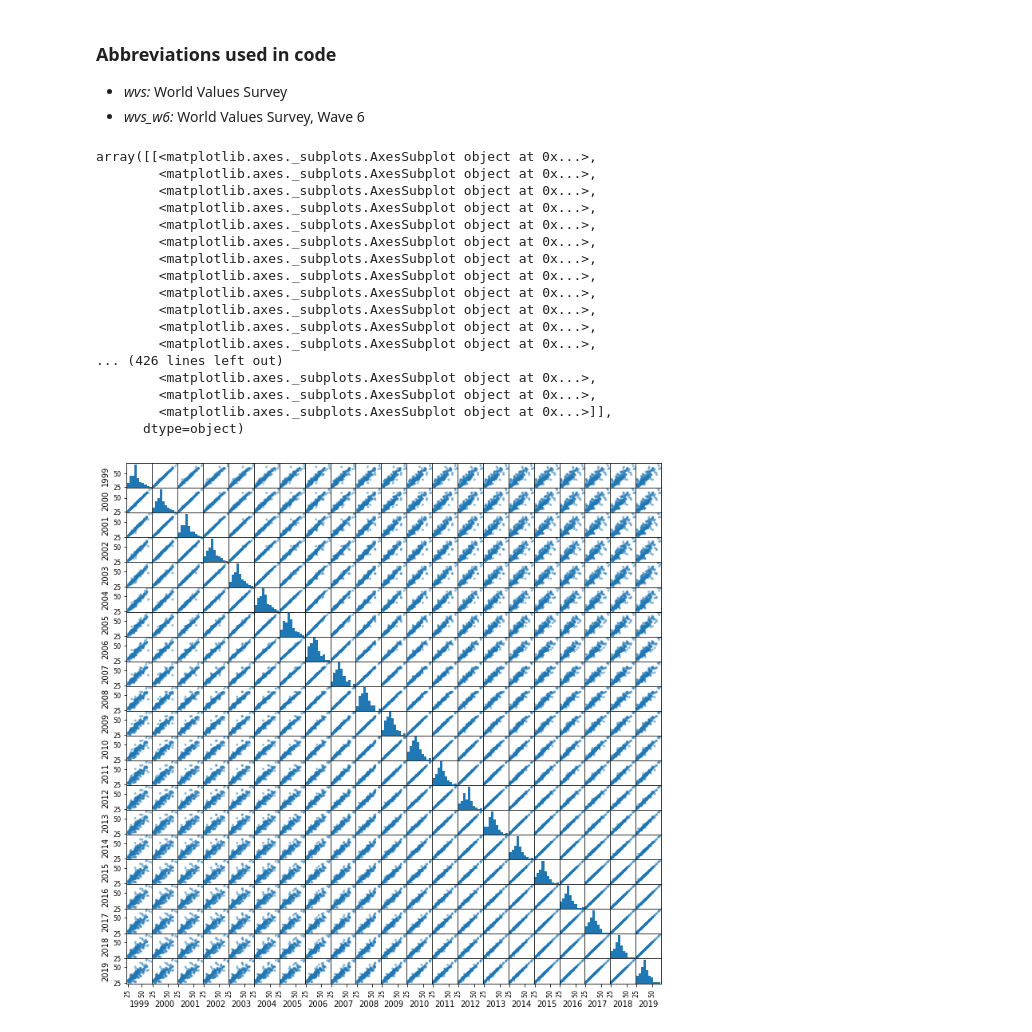
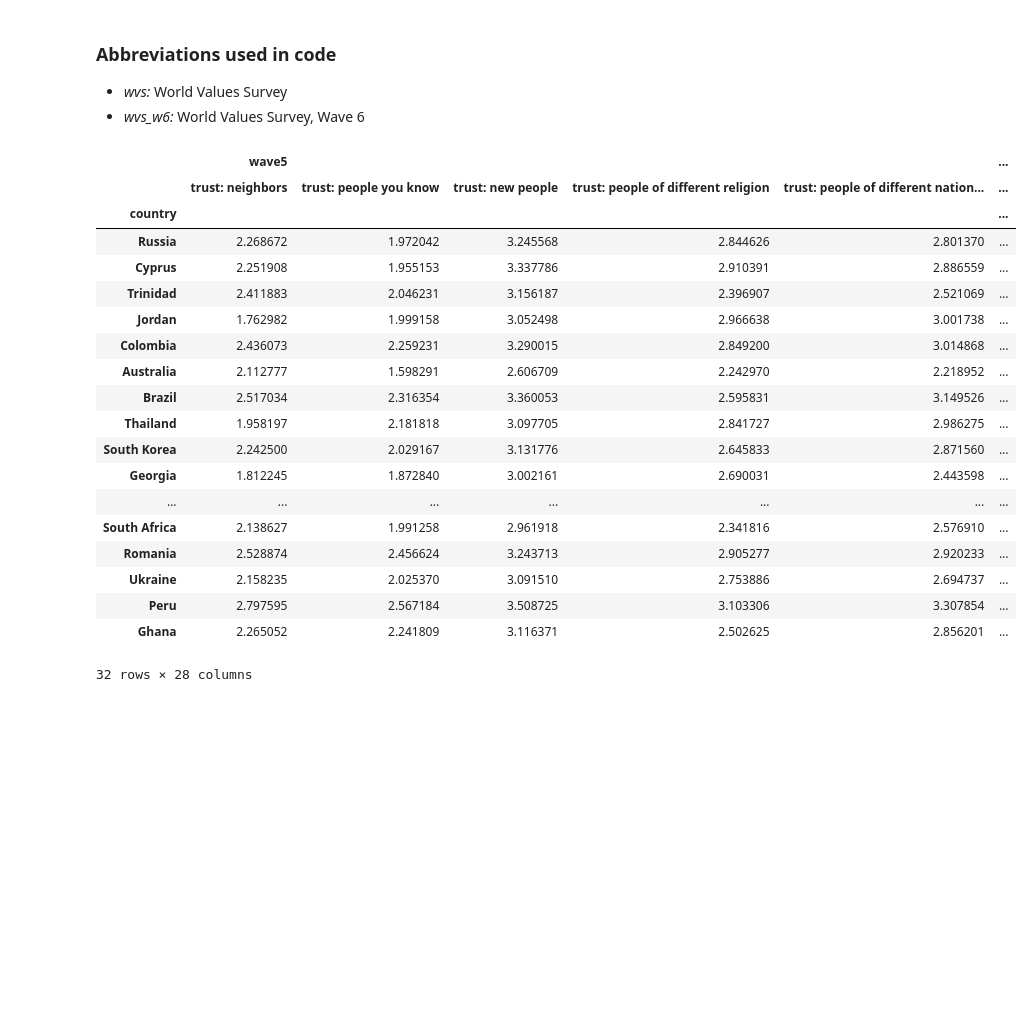
Before and after one commit to Luftzig/global-trust, a Jupyter notebook: data/data-analysis.ipynb, the cells around one changed output. Cells and saved outputs as stored; diff of their text form; code cells hidden in the pictures; blank space fills up the shorter version.

```diff
--- a/data/data-analysis.ipynb
+++ b/data/data-analysis.ipynb
@@ -246,0 +351,16 @@ wvs_w6_means = wvs_w6_named.groupby('country').mean()
+# %%
+# TODO: Remove missing values (indicated by -4 ???)
+# wvs_w6_means = wvs_w6_named.groupby('country').mean()
+# wvs_w5_means = wvs_w5_named.groupby('country').mean()
+
+def replace_negative_with_na(df):
+  num = df._get_numeric_data()
+  num[num < 0] = None
+  df[num.columns] = num
+  return df
+
+def aggregate_countries(df):
+  return df.groupby('country').mean()
+
+wvs_w6_means = (F(replace_negative_with_na) >> aggregate_countries)(wvs_w6_named)
+wvs_w5_means = (F(replace_negative_with_na) >> aggregate_countries)(wvs_w5_named)
@@ -247,2 +380,29 @@ wvs_w6_means = wvs_w6_named.groupby('country').mean()
+# %%
+shared_wvs_non_empty = set(wvs_w5_means.dropna().index).intersection(wvs_w6_means.dropna().index)
+w5_shared = wvs_w5_means.loc[list(shared_wvs_non_empty)]
+w6_shared = wvs_w6_means.loc[list(shared_wvs_non_empty)]
+wvs_means = pd.concat({'wave5': w5_shared, 'wave6': w6_shared}, axis=1)
+wvs_means
+# %% [output]
+|  | wave5 |  |  |  |  | ... |
+|  | trust: neighbors | trust: people you know | trust: new people | trust: people of different religion | trust: people of different nation... | ... |
+| country |  |  |  |  |  | ... |
+| Russia | 2.268672 | 1.972042 | 3.245568 | 2.844626 | 2.801370 | ... |
+| Cyprus | 2.251908 | 1.955153 | 3.337786 | 2.910391 | 2.886559 | ... |
+| Trinidad | 2.411883 | 2.046231 | 3.156187 | 2.396907 | 2.521069 | ... |
+| Jordan | 1.762982 | 1.999158 | 3.052498 | 2.966638 | 3.001738 | ... |
+| Colombia | 2.436073 | 2.259231 | 3.290015 | 2.849200 | 3.014868 | ... |
+| Australia | 2.112777 | 1.598291 | 2.606709 | 2.242970 | 2.218952 | ... |
+| Brazil | 2.517034 | 2.316354 | 3.360053 | 2.595831 | 3.149526 | ... |
+| Thailand | 1.958197 | 2.181818 | 3.097705 | 2.841727 | 2.986275 | ... |
+| South Korea | 2.242500 | 2.029167 | 3.131776 | 2.645833 | 2.871560 | ... |
+| Georgia | 1.812245 | 1.872840 | 3.002161 | 2.690031 | 2.443598 | ... |
+| ... | ... | ... | ... | ... | ... | ... |
+| South Africa | 2.138627 | 1.991258 | 2.961918 | 2.341816 | 2.576910 | ... |
+| Romania | 2.528874 | 2.456624 | 3.243713 | 2.905277 | 2.920233 | ... |
+| Ukraine | 2.158235 | 2.025370 | 3.091510 | 2.753886 | 2.694737 | ... |
+| Peru | 2.797595 | 2.567184 | 3.508725 | 3.103306 | 3.307854 | ... |
+| Ghana | 2.265052 | 2.241809 | 3.116371 | 2.502625 | 2.856201 | ... |
+32 rows × 28 columns
 # %%
 from collections import namedtuple
@@ -316,27 +478,0 @@ all_by_periods = pd.concat(
-# %%
-import matplotlib.pyplot as plt
-
-plt.close('all')
-
-# pd.plotting.scatter_matrix(all_by_periods[['gdp', 'gini']], figsize=(12,12))
-
-pd.plotting.scatter_matrix(all_no_periods.loc['gini'], figsize=(12,12))
-# %% [output]
-array([[<matplotlib.axes._subplots.AxesSubplot object at 0x...>,
-        <matplotlib.axes._subplots.AxesSubplot object at 0x...>,
-        <matplotlib.axes._subplots.AxesSubplot object at 0x...>,
-        <matplotlib.axes._subplots.AxesSubplot object at 0x...>,
-        <matplotlib.axes._subplots.AxesSubplot object at 0x...>,
-        <matplotlib.axes._subplots.AxesSubplot object at 0x...>,
-        <matplotlib.axes._subplots.AxesSubplot object at 0x...>,
-        <matplotlib.axes._subplots.AxesSubplot object at 0x...>,
-        <matplotlib.axes._subplots.AxesSubplot object at 0x...>,
-        <matplotlib.axes._subplots.AxesSubplot object at 0x...>,
-        <matplotlib.axes._subplots.AxesSubplot object at 0x...>,
-        <matplotlib.axes._subplots.AxesSubplot object at 0x...>,
-... (426 lines left out)
-        <matplotlib.axes._subplots.AxesSubplot object at 0x...>,
-        <matplotlib.axes._subplots.AxesSubplot object at 0x...>,
-        <matplotlib.axes._subplots.AxesSubplot object at 0x...>]],
-      dtype=object)
-[figure, removed]
```
Also changed, not shown: parts of 7 cells of this notebook, 4 other files.
